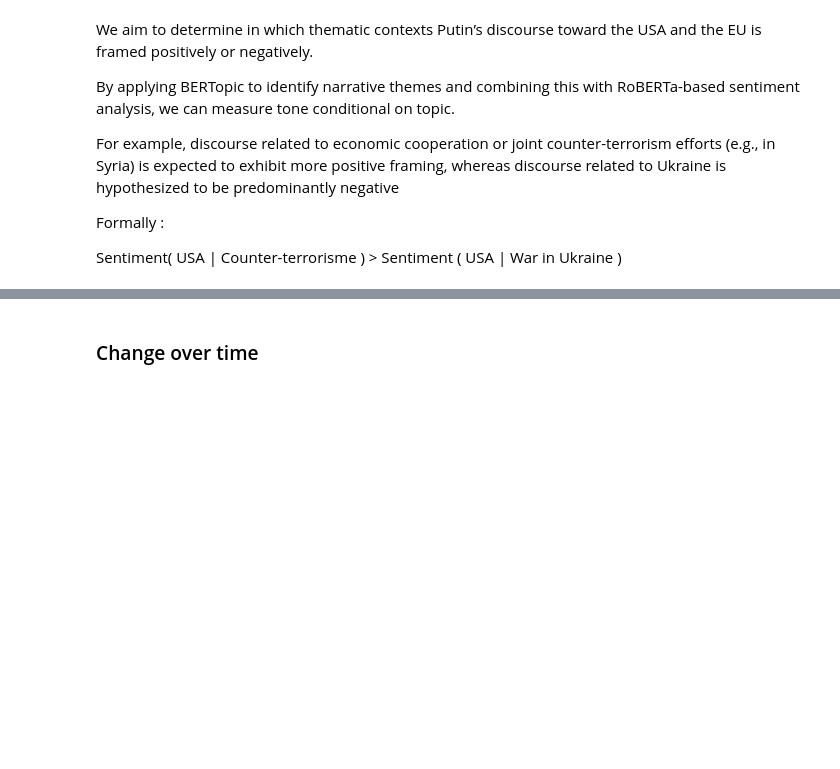
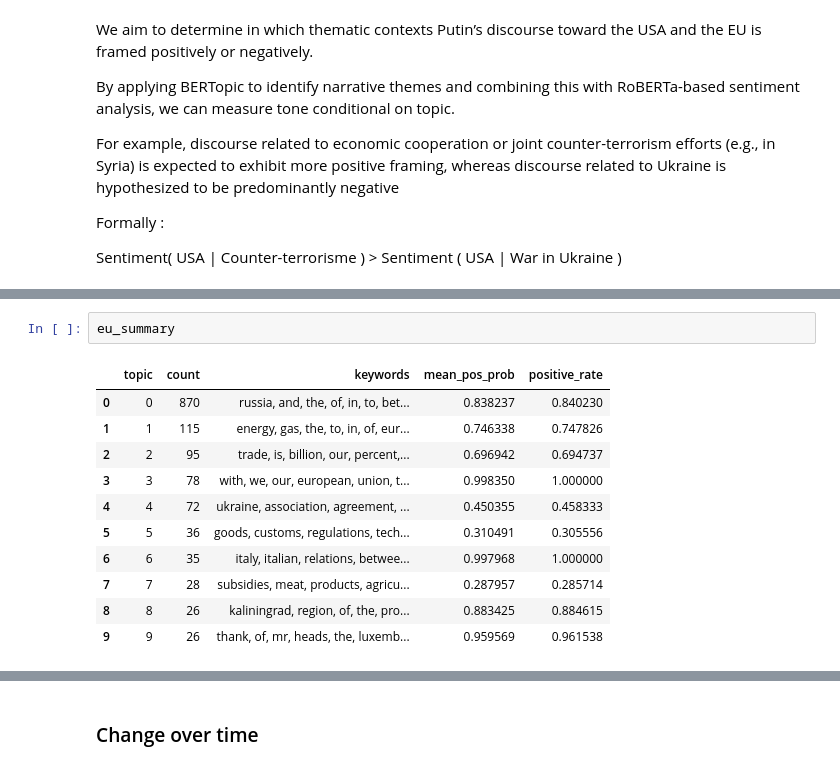
Before and after one commit to CyprienFOURCROY/NLP_2025W, a Jupyter notebook: Quantitative_Analysis.ipynb, the cells around one changed output, grey strips where cells are left out. Saved outputs shown, nothing was run; the diff lists cells and outputs as text; blank space fills up the shorter version.

```diff
--- a/Quantitative_Analysis.ipynb
+++ b/Quantitative_Analysis.ipynb
@@ -793,0 +799,14 @@ def topic_summary(df_local, topic_model, top_n_topics=10, name=""):
+# %%
+eu_summary
+# %% [output]
+|  | topic | count | keywords | mean_pos_prob | positive_rate |
+| 0 | 0 | 870 | russia, and, the, of, in, to, bet... | 0.838237 | 0.840230 |
+| 1 | 1 | 115 | energy, gas, the, to, in, of, eur... | 0.746338 | 0.747826 |
+| 2 | 2 | 95 | trade, is, billion, our, percent,... | 0.696942 | 0.694737 |
+| 3 | 3 | 78 | with, we, our, european, union, t... | 0.998350 | 1.000000 |
+| 4 | 4 | 72 | ukraine, association, agreement, ... | 0.450355 | 0.458333 |
+| 5 | 5 | 36 | goods, customs, regulations, tech... | 0.310491 | 0.305556 |
+| 6 | 6 | 35 | italy, italian, relations, betwee... | 0.997968 | 1.000000 |
+| 7 | 7 | 28 | subsidies, meat, products, agricu... | 0.287957 | 0.285714 |
+| 8 | 8 | 26 | kaliningrad, region, of, the, pro... | 0.883425 | 0.884615 |
+| 9 | 9 | 26 | thank, of, mr, heads, the, luxemb... | 0.959569 | 0.961538 |
```
Also changed, not shown: parts of 22 cells of this notebook, 1 other file.
